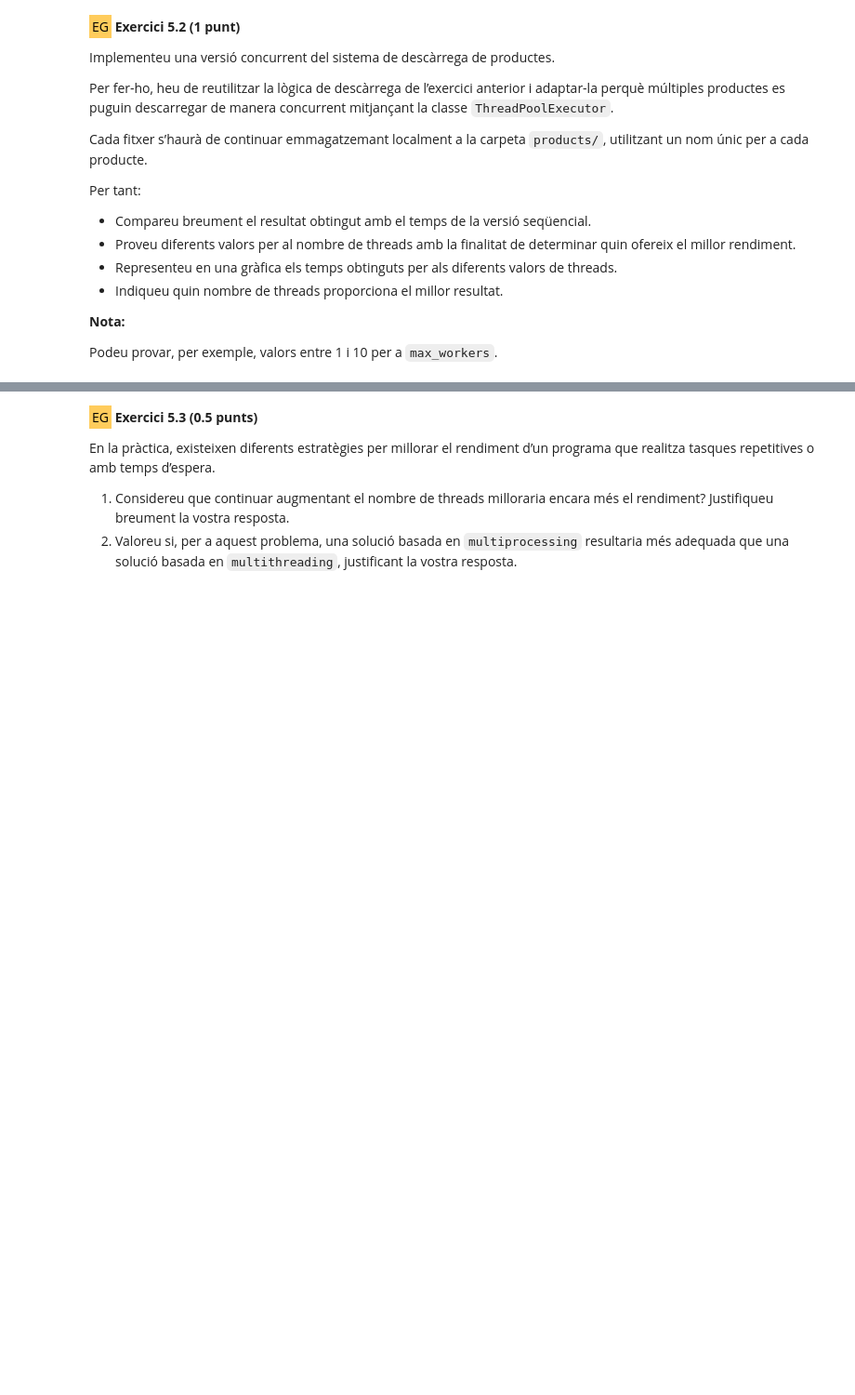
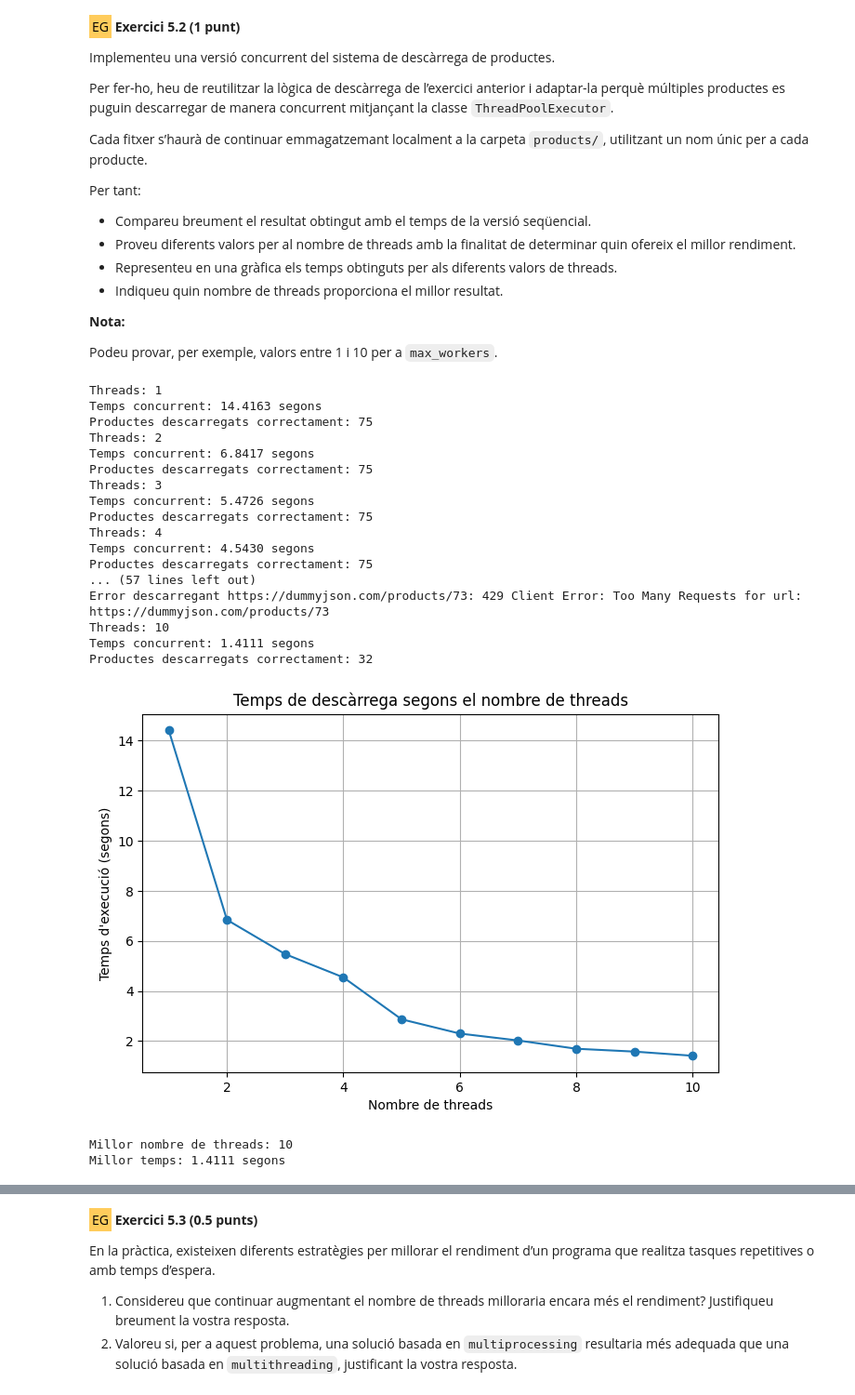
Before and after one commit to jmirfern/uoc-python-for-data-science, a Jupyter notebook: Activity_3/CAT-PAC3.ipynb, the cells around one changed output, grey strips where cells are left out. Shown at 93% size. Cells and saved outputs as stored; diff of their text form; code cells hidden in the pictures; blank space fills up the shorter version.

```diff
--- a/Activity_3/CAT-PAC3.ipynb
+++ b/Activity_3/CAT-PAC3.ipynb
@@ -429,0 +776,46 @@ Podeu provar, per exemple, valors entre 1 i 10 per a `max_workers`.
+# %%
+thread_values = list(range(1, 11))
+times = []
+downloads = []
+
+for workers in thread_values:
+    downloaded, total_time = download_products_concurrent(max_workers=workers)
+    downloads.append(downloaded)
+    times.append(total_time)
+
+plt.figure(figsize=(8, 5))
+plt.plot(thread_values, times, marker="o")
+
+plt.xlabel("Nombre de threads")
+plt.ylabel("Temps d'execució (segons)")
+plt.title("Temps de descàrrega segons el nombre de threads")
+plt.grid(True)
+plt.show()
+
+best_index = times.index(min(times))
+best_threads = thread_values[best_index]
+best_time = times[best_index]
+
+print(f"Millor nombre de threads: {best_threads}")
+print(f"Millor temps: {best_time:.4f} segons")
+# %% [output]
+Threads: 1
+Temps concurrent: 14.4163 segons
+Productes descarregats correctament: 75
+Threads: 2
+Temps concurrent: 6.8417 segons
+Productes descarregats correctament: 75
+Threads: 3
+Temps concurrent: 5.4726 segons
+Productes descarregats correctament: 75
+Threads: 4
+Temps concurrent: 4.5430 segons
+Productes descarregats correctament: 75
+... (57 lines left out)
+Error descarregant https://dummyjson.com/products/73: 429 Client Error: Too Many Requests for url: https://dummyjson.com/products/73
+Threads: 10
+Temps concurrent: 1.4111 segons
+Productes descarregats correctament: 32
+[figure, added]
+Millor nombre de threads: 10
+Millor temps: 1.4111 segons
```
Also changed, not shown: parts of 19 cells of this notebook, 1 other file.
